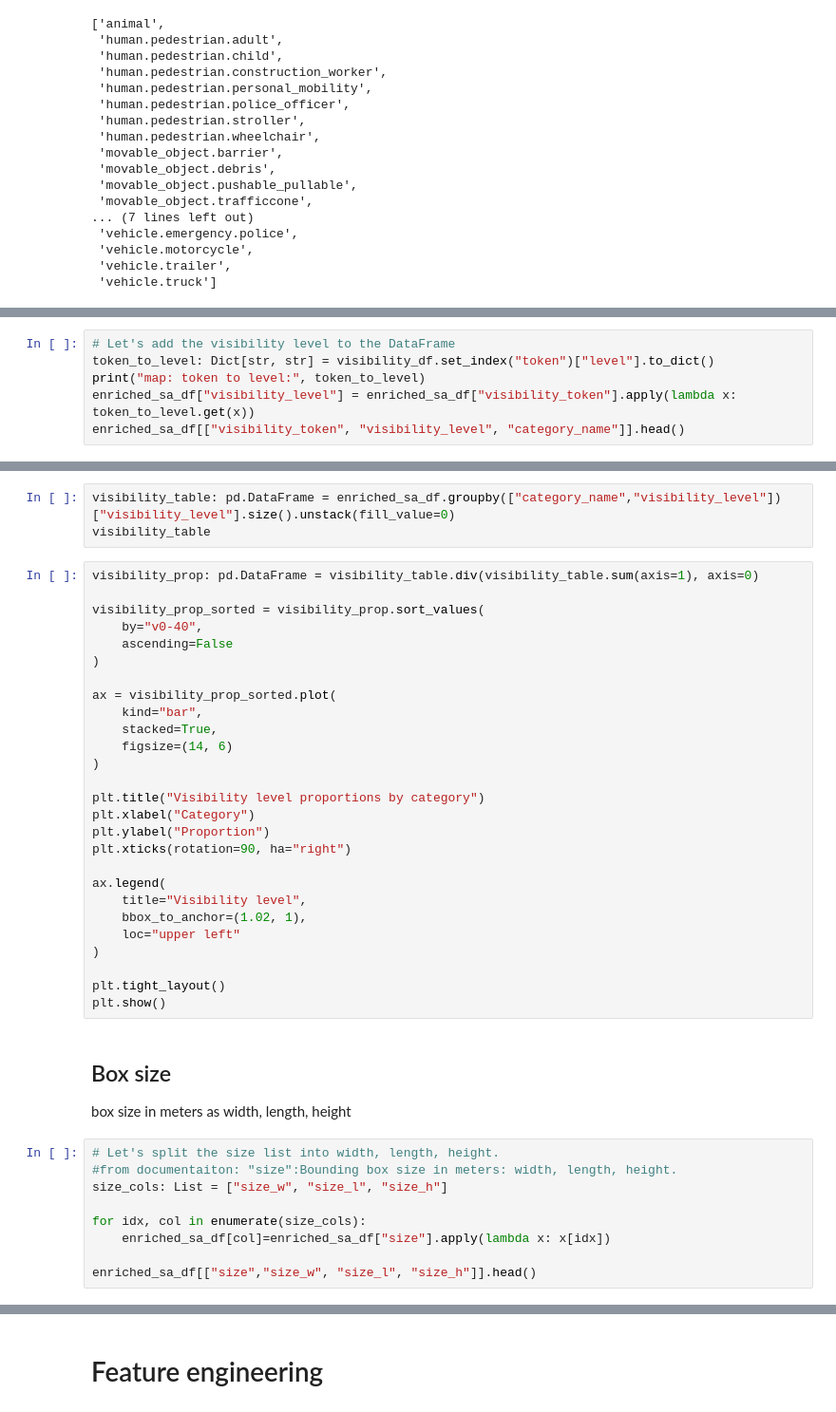
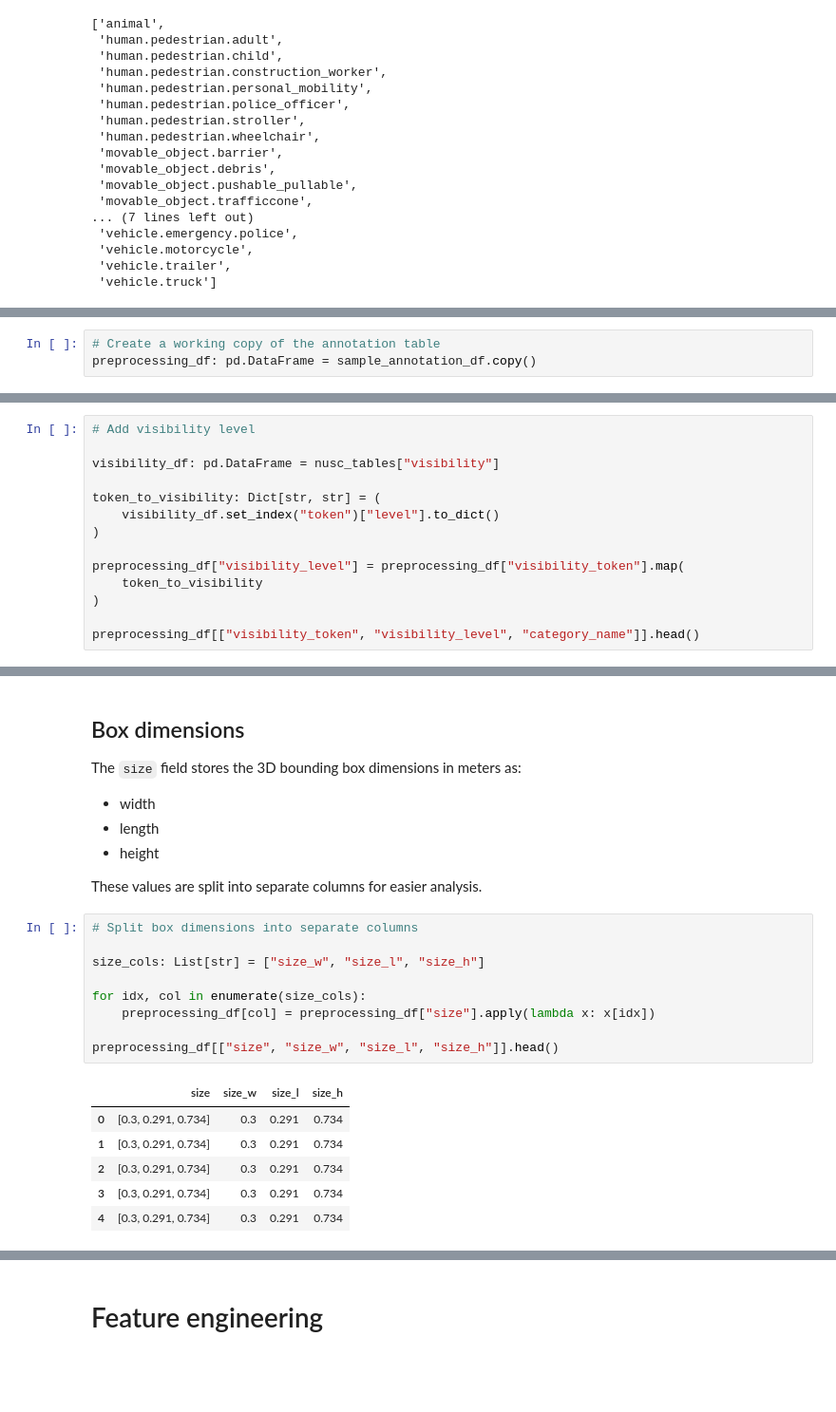
Before and after one commit to darkcyan-ugli-fruit/nuscenes-multimodal-learning, a Jupyter notebook: notebooks/00_EDA.ipynb, the cells around one changed output, grey strips where cells are left out. Shown at 95% size. Cells and saved outputs as stored; diff of their text form; blank space fills up the shorter version.

```diff
--- a/notebooks/00_EDA.ipynb
+++ b/notebooks/00_EDA.ipynb
@@ -368,0 +370,3 @@ visibility_df.head()
+# %%
+# Create a working copy of the annotation table
+preprocessing_df: pd.DataFrame = sample_annotation_df.copy()
@@ -369,6 +377,14 @@ visibility_df.head()
 # %%
-# Let's add the visibility level to the DataFrame
-token_to_level: Dict[str, str] = visibility_df.set_index("token")["level"].to_dict()
-print("map: token to level:", token_to_level)
-enriched_sa_df["visibility_level"] = enriched_sa_df["visibility_token"].apply(lambda x: token_to_level.get(x))
-enriched_sa_df[["visibility_token", "visibility_level", "category_name"]].head()
+# Add visibility level
+
+visibility_df: pd.DataFrame = nusc_tables["visibility"]
+
+token_to_visibility: Dict[str, str] = (
+    visibility_df.set_index("token")["level"].to_dict()
+)
+
+preprocessing_df["visibility_level"] = preprocessing_df["visibility_token"].map(
+    token_to_visibility
+)
+
+preprocessing_df[["visibility_token", "visibility_level", "category_name"]].head()
@@ -375,42 +398,26 @@ enriched_sa_df[["visibility_token", "visibility_level", "category_name"]].head()
-# %%
-visibility_table: pd.DataFrame = enriched_sa_df.groupby(["category_name","visibility_level"])["visibility_level"].size().unstack(fill_value=0)
-visibility_table
-# %%
-visibility_prop: pd.DataFrame = visibility_table.div(visibility_table.sum(axis=1), axis=0)
-
-visibility_prop_sorted = visibility_prop.sort_values(
-    by="v0-40",
-    ascending=False
-)
-
-ax = visibility_prop_sorted.plot(
-    kind="bar",
-    stacked=True,
-    figsize=(14, 6)
-)
-
-plt.title("Visibility level proportions by category")
-plt.xlabel("Category")
-plt.ylabel("Proportion")
-plt.xticks(rotation=90, ha="right")
-
-ax.legend(
-    title="Visibility level",
-    bbox_to_anchor=(1.02, 1),
-    loc="upper left"
-)
-
-plt.tight_layout()
-plt.show()
 # %% [markdown]
-## Box size
-box size in meters as width, length, height
+## Box dimensions
+
+The `size` field stores the 3D bounding box dimensions in meters as:
+
+- width
+- length
+- height
+
+These values are split into separate columns for easier analysis.
 # %%
-# Let's split the size list into width, length, height.
-#from documentaiton: "size":Bounding box size in meters: width, length, height.
-size_cols: List = ["size_w", "size_l", "size_h"]
+# Split box dimensions into separate columns
+
+size_cols: List[str] = ["size_w", "size_l", "size_h"]
 
 for idx, col in enumerate(size_cols):
-    enriched_sa_df[col]=enriched_sa_df["size"].apply(lambda x: x[idx])
+    preprocessing_df[col] = preprocessing_df["size"].apply(lambda x: x[idx])
 
-enriched_sa_df[["size","size_w", "size_l", "size_h"]].head()
+preprocessing_df[["size", "size_w", "size_l", "size_h"]].head()
+# %% [output]
+|  | size | size_w | size_l | size_h |
+| 0 | [0.3, 0.291, 0.734] | 0.3 | 0.291 | 0.734 |
+| 1 | [0.3, 0.291, 0.734] | 0.3 | 0.291 | 0.734 |
+| 2 | [0.3, 0.291, 0.734] | 0.3 | 0.291 | 0.734 |
+| 3 | [0.3, 0.291, 0.734] | 0.3 | 0.291 | 0.734 |
+| 4 | [0.3, 0.291, 0.734] | 0.3 | 0.291 | 0.734 |
```
Also changed, not shown: parts of 16 cells of this notebook.
